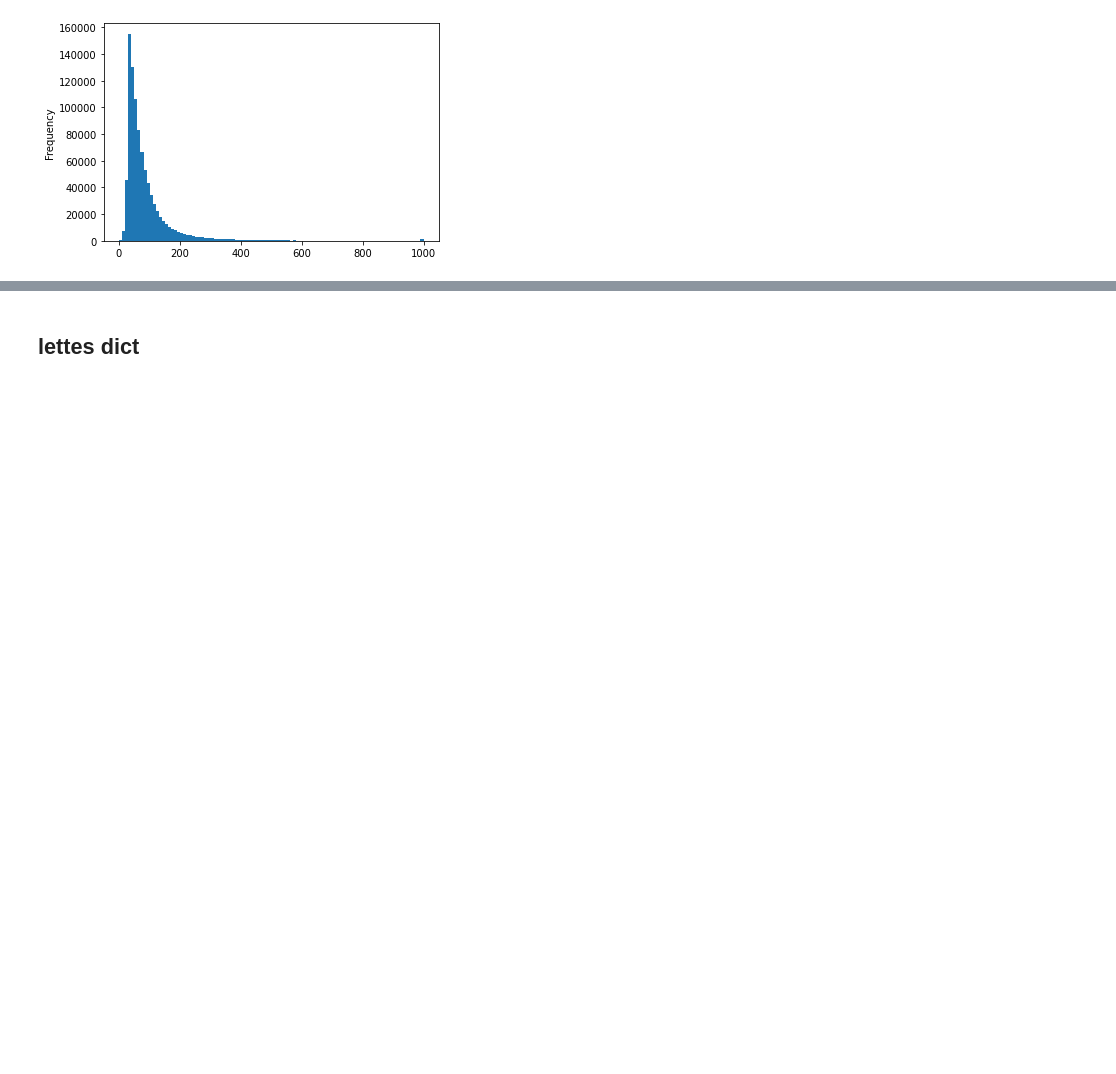
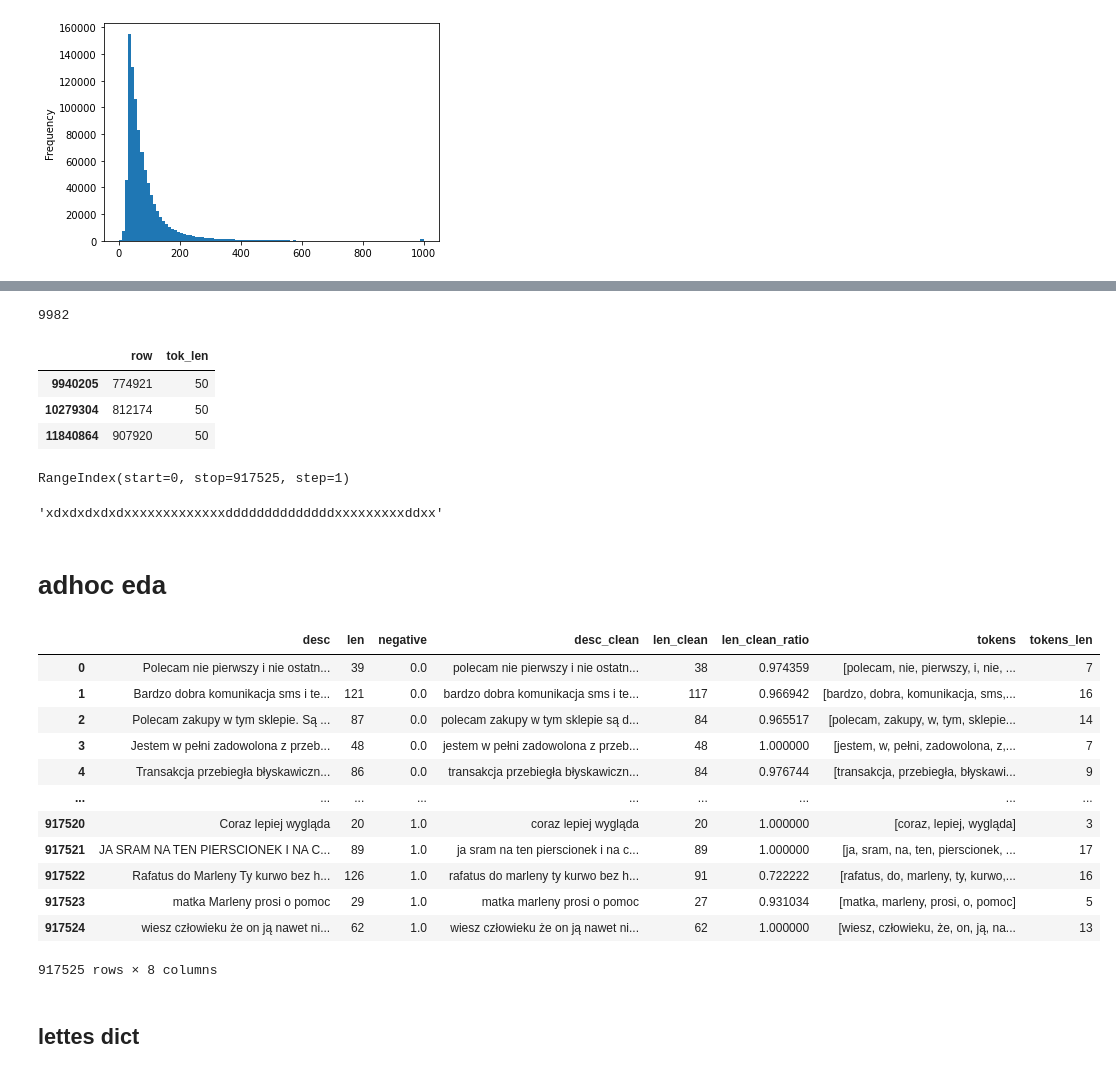
Before and after one commit to mbronis/gensim, a Jupyter notebook: gensim.ipynb, the cells around one changed output, grey strips where cells are left out. Drawn from its saved outputs; the diff is of its cells as text; code cells hidden in the pictures; blank space fills up the shorter version.

```diff
--- a/gensim.ipynb
+++ b/gensim.ipynb
@@ -59,3 +116,40 @@ data['len_clean_ratio'].plot.hist(bins=100)
+# %%
+max(tokens_len['tok_len'])
+# %% [output]
+9982
+# %%
+tokens_len[tokens_len['tok_len']==50]
+# %% [output]
+|  | row | tok_len |
+| 9940205 | 774921 | 50 |
+| 10279304 | 812174 | 50 |
+| 11840864 | 907920 | 50 |
+# %%
+data.index
+# %% [output]
+RangeIndex(start=0, stop=917525, step=1)
+# %%
+data['desc_clean'][774921]
+# %% [output]
+'xdxdxdxdxdxxxxxxxxxxxxxddddddddddddddxxxxxxxxxddxx'
+# %% [markdown]
+# adhoc eda
+# %%
+data
+# %% [output]
+|  | desc | len | negative | desc_clean | len_clean | len_clean_ratio | tokens | tokens_len |
+| 0 | Polecam nie pierwszy i nie ostatn... | 39 | 0.0 | polecam nie pierwszy i nie ostatn... | 38 | 0.974359 | [polecam, nie, pierwszy, i, nie, ... | 7 |
+| 1 | Bardzo dobra komunikacja sms i te... | 121 | 0.0 | bardzo dobra komunikacja sms i te... | 117 | 0.966942 | [bardzo, dobra, komunikacja, sms,... | 16 |
+| 2 | Polecam zakupy w tym sklepie. Są ... | 87 | 0.0 | polecam zakupy w tym sklepie są d... | 84 | 0.965517 | [polecam, zakupy, w, tym, sklepie... | 14 |
+| 3 | Jestem w pełni zadowolona z przeb... | 48 | 0.0 | jestem w pełni zadowolona z przeb... | 48 | 1.000000 | [jestem, w, pełni, zadowolona, z,... | 7 |
+| 4 | Transakcja przebiegła błyskawiczn... | 86 | 0.0 | transakcja przebiegła błyskawiczn... | 84 | 0.976744 | [transakcja, przebiegła, błyskawi... | 9 |
+| ... | ... | ... | ... | ... | ... | ... | ... | ... |
+| 917520 | Coraz lepiej wygląda | 20 | 1.0 | coraz lepiej wygląda | 20 | 1.000000 | [coraz, lepiej, wygląda] | 3 |
+| 917521 | JA SRAM NA TEN PIERSCIONEK I NA C... | 89 | 1.0 | ja sram na ten pierscionek i na c... | 89 | 1.000000 | [ja, sram, na, ten, pierscionek, ... | 17 |
+| 917522 | Rafatus do Marleny Ty kurwo bez h... | 126 | 1.0 | rafatus do marleny ty kurwo bez h... | 91 | 0.722222 | [rafatus, do, marleny, ty, kurwo,... | 16 |
+| 917523 | matka Marleny prosi o pomoc | 29 | 1.0 | matka marleny prosi o pomoc | 27 | 0.931034 | [matka, marleny, prosi, o, pomoc] | 5 |
+| 917524 | wiesz człowieku że on ją nawet ni... | 62 | 1.0 | wiesz człowieku że on ją nawet ni... | 62 | 1.000000 | [wiesz, człowieku, że, on, ją, na... | 13 |
+917525 rows × 8 columns
 # %% [markdown]
 ## lettes dict
 # %%
```
Also changed, not shown: parts of 29 cells of this notebook.
